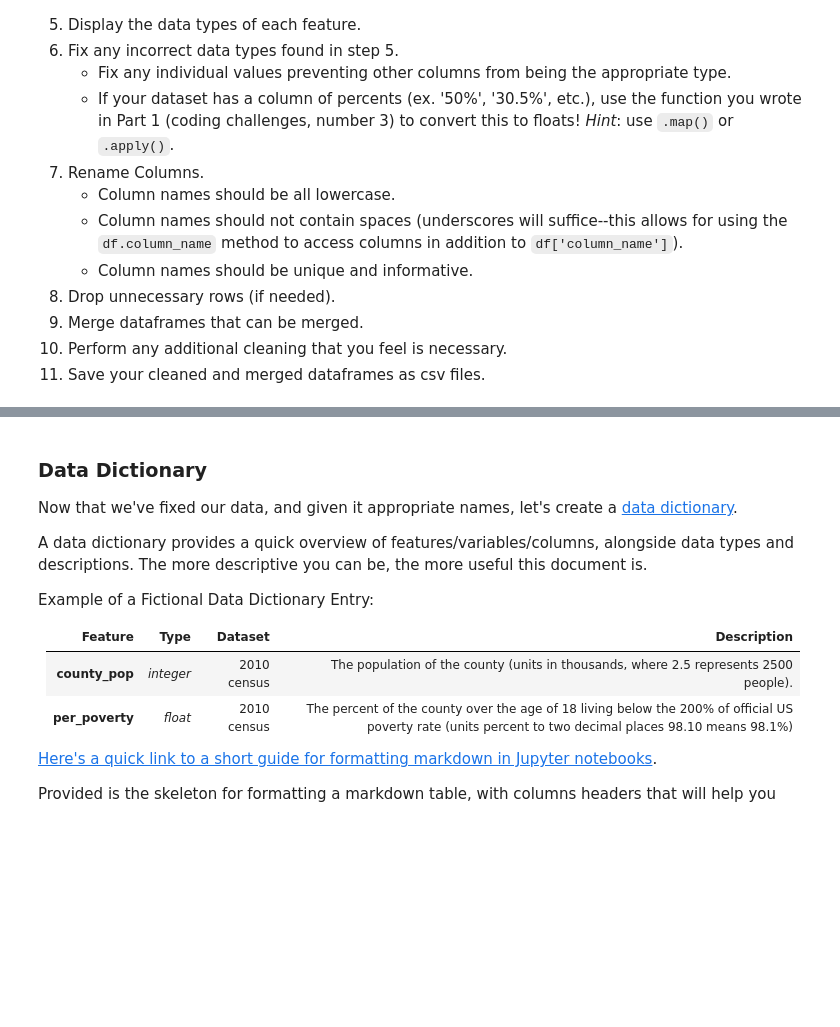
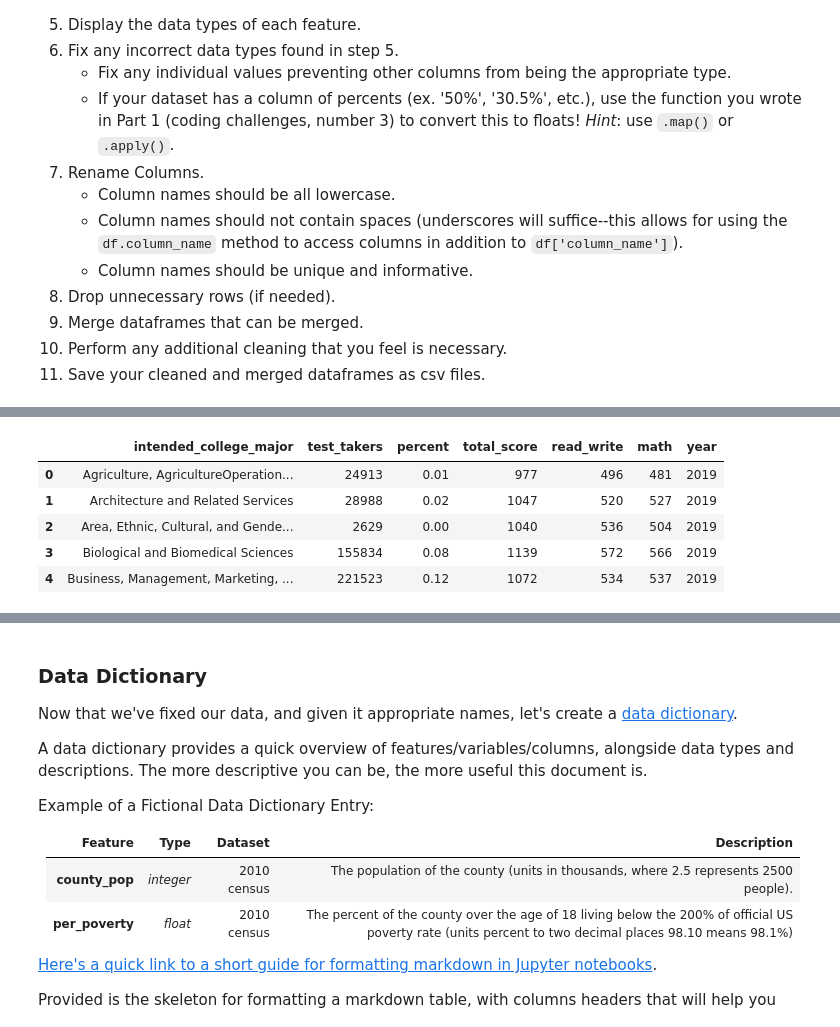
Before and after one commit to jpetersen626/sat_analysis, a Jupyter notebook: code/starter-code.ipynb, the cells around one changed output, grey strips where cells are left out. Cells and saved outputs as stored; diff of their text form; code cells hidden in the pictures; blank space fills up the shorter version.

```diff
--- a/code/starter-code.ipynb
+++ b/code/starter-code.ipynb
@@ -154,0 +349,4 @@ Import the datasets that you selected for this project and go through the follow
+# %%
+# Code:
+sat_19_bymajor = pd.read_csv('C:/Users/jacki/Desktop/DSI/Projects/project-1/data/sat_2019_by_intended_college_major.csv')
+sat_19_bymajor.head()
@@ -154,0 +382,4 @@ Import the datasets that you selected for this project and go through the follow
+# %%
+sat_19_bymajor['Percent'] = sat_19_bymajor['Percent'].apply(data_clean)
+# %%
+sat_19_bymajor['TestTakers'] = sat_19_bymajor['TestTakers'].str.replace(',', '').astype(int)
@@ -154,0 +395,12 @@ Import the datasets that you selected for this project and go through the follow
+# %%
+col_names = ['intended_college_major', 'test_takers', 'percent', 'total_score', 'read_write', 'math']
+sat_19_bymajor.columns = col_names
+sat_19_bymajor['year'] = '2019'
+sat_19_bymajor.head()
+# %% [output]
+|  | intended_college_major | test_takers | percent | total_score | read_write | math | year |
+| 0 | Agriculture, AgricultureOperation... | 24913 | 0.01 | 977 | 496 | 481 | 2019 |
+| 1 | Architecture and Related Services | 28988 | 0.02 | 1047 | 520 | 527 | 2019 |
+| 2 | Area, Ethnic, Cultural, and Gende... | 2629 | 0.00 | 1040 | 536 | 504 | 2019 |
+| 3 | Biological and Biomedical Sciences | 155834 | 0.08 | 1139 | 572 | 566 | 2019 |
+| 4 | Business, Management, Marketing, ... | 221523 | 0.12 | 1072 | 534 | 537 | 2019 |
```
Also changed, not shown: parts of 38 cells of this notebook, 2 other files.
